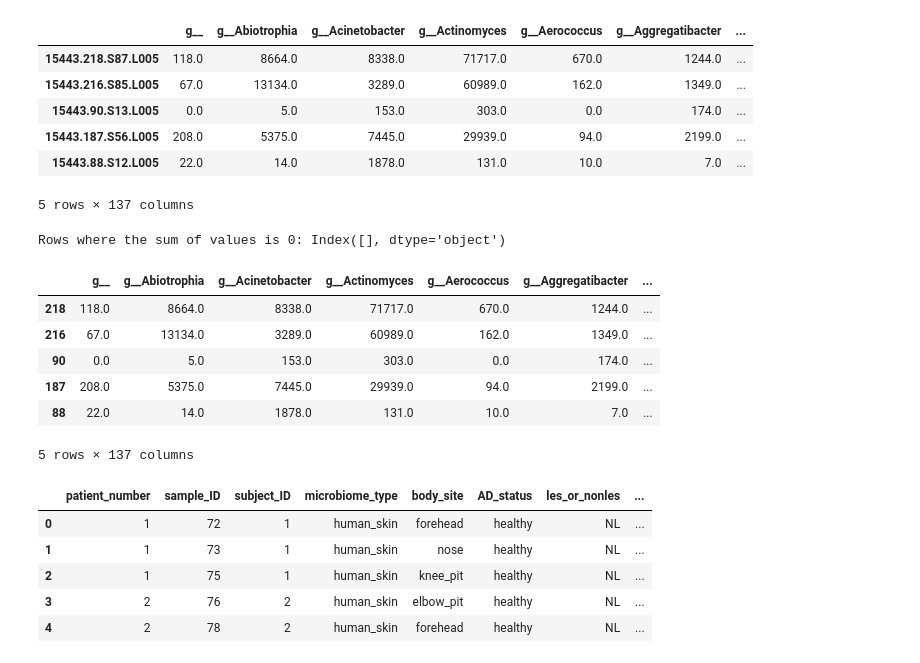
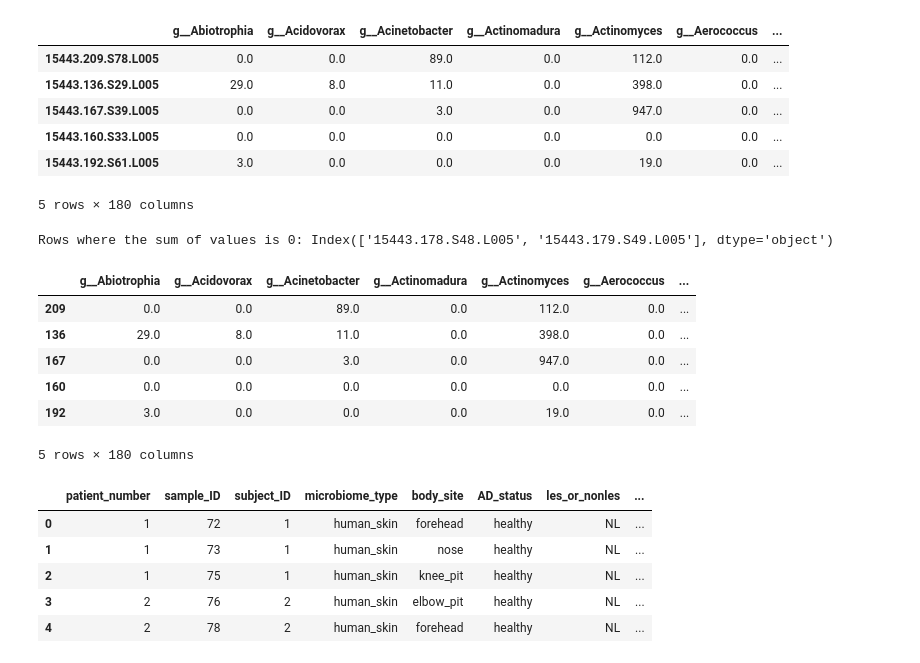
Before and after one commit to yangchen2/gallo_AD_peds, a Jupyter notebook: plotting_notebooks/correlation_plots.ipynb, the cells around one changed output. Cells and saved outputs as stored; diff of their text form; code cells hidden in the pictures.

```diff
--- a/plotting_notebooks/correlation_plots.ipynb
+++ b/plotting_notebooks/correlation_plots.ipynb
@@ -14,19 +14,19 @@ import warnings
 warnings.simplefilter(action='ignore', category=FutureWarning)
 # %%
 # Read in BIOM table
-biom_path = '../tables/tables_woltka/per_genome/Genus_collapsed.biom'
+biom_path = '../tables/tables_rs210/per_genome/Genus_collapsed.biom'
 biom_table = load_table(biom_path)
 df = pd.DataFrame(biom_table.to_dataframe())
 df = df.transpose() # transpose so features are columns
 df.head()
 # %% [output]
-|  | g__ | g__Abiotrophia | g__Acinetobacter | g__Actinomyces | g__Aerococcus | g__Aggregatibacter | ... |
-| 15443.218.S87.L005 | 118.0 | 8664.0 | 8338.0 | 71717.0 | 670.0 | 1244.0 | ... |
-| 15443.216.S85.L005 | 67.0 | 13134.0 | 3289.0 | 60989.0 | 162.0 | 1349.0 | ... |
-| 15443.90.S13.L005 | 0.0 | 5.0 | 153.0 | 303.0 | 0.0 | 174.0 | ... |
-| 15443.187.S56.L005 | 208.0 | 5375.0 | 7445.0 | 29939.0 | 94.0 | 2199.0 | ... |
-| 15443.88.S12.L005 | 22.0 | 14.0 | 1878.0 | 131.0 | 10.0 | 7.0 | ... |
+|  | g__Abiotrophia | g__Acidovorax | g__Acinetobacter | g__Actinomadura | g__Actinomyces | g__Aerococcus | ... |
+| 15443.209.S78.L005 | 0.0 | 0.0 | 89.0 | 0.0 | 112.0 | 0.0 | ... |
+| 15443.136.S29.L005 | 29.0 | 8.0 | 11.0 | 0.0 | 398.0 | 0.0 | ... |
+| 15443.167.S39.L005 | 0.0 | 0.0 | 3.0 | 0.0 | 947.0 | 0.0 | ... |
+| 15443.160.S33.L005 | 0.0 | 0.0 | 0.0 | 0.0 | 0.0 | 0.0 | ... |
+| 15443.192.S61.L005 | 3.0 | 0.0 | 0.0 | 0.0 | 19.0 | 0.0 | ... |
-5 rows × 137 columns
+5 rows × 180 columns
 # %%
 # Check any samples with no count data and filter them out
 rows_with_sum_zero = df.sum(axis=1) == 0
@@ -36,21 +36,21 @@ print(f"Rows where the sum of values is 0: {df_zero_sum.index}")
 # Drop that sample from the dataframe
 df = df.drop(df_zero_sum.index)
 # %% [output]
-Rows where the sum of values is 0: Index([], dtype='object')
+Rows where the sum of values is 0: Index(['15443.178.S48.L005', '15443.179.S49.L005'], dtype='object')
 # %%
-# # Edit sample names, convert index to string (if not already)
+# Edit sample names, convert index to string (if not already)
 df.index = df.index.astype(str)
 # Transform the index by keeping only the part between the first and third periods
 df.index = [x.split('.')[1] for x in df.index]
 df.head()
 # %% [output]
-|  | g__ | g__Abiotrophia | g__Acinetobacter | g__Actinomyces | g__Aerococcus | g__Aggregatibacter | ... |
-| 218 | 118.0 | 8664.0 | 8338.0 | 71717.0 | 670.0 | 1244.0 | ... |
-| 216 | 67.0 | 13134.0 | 3289.0 | 60989.0 | 162.0 | 1349.0 | ... |
-| 90 | 0.0 | 5.0 | 153.0 | 303.0 | 0.0 | 174.0 | ... |
-| 187 | 208.0 | 5375.0 | 7445.0 | 29939.0 | 94.0 | 2199.0 | ... |
-| 88 | 22.0 | 14.0 | 1878.0 | 131.0 | 10.0 | 7.0 | ... |
+|  | g__Abiotrophia | g__Acidovorax | g__Acinetobacter | g__Actinomadura | g__Actinomyces | g__Aerococcus | ... |
+| 209 | 0.0 | 0.0 | 89.0 | 0.0 | 112.0 | 0.0 | ... |
+| 136 | 29.0 | 8.0 | 11.0 | 0.0 | 398.0 | 0.0 | ... |
+| 167 | 0.0 | 0.0 | 3.0 | 0.0 | 947.0 | 0.0 | ... |
+| 160 | 0.0 | 0.0 | 0.0 | 0.0 | 0.0 | 0.0 | ... |
+| 192 | 3.0 | 0.0 | 0.0 | 0.0 | 19.0 | 0.0 | ... |
-5 rows × 137 columns
+5 rows × 180 columns
 # %%
 # Read in metadata
 metadata_path = '../metadata/metadata.csv'
```
Also changed, not shown: parts of 20 cells of this notebook.
